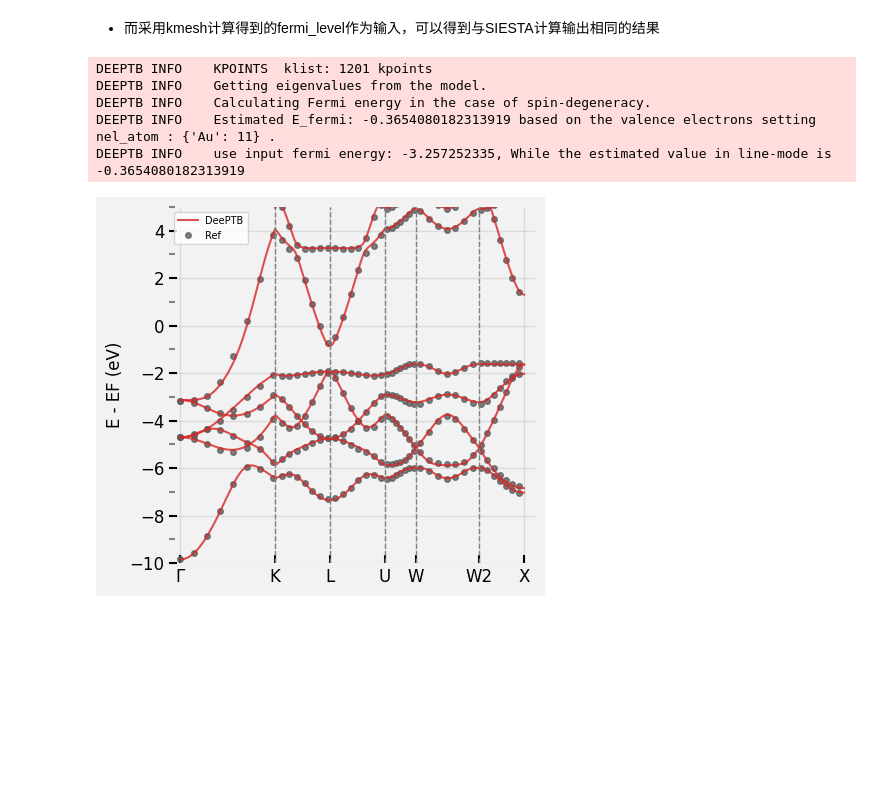
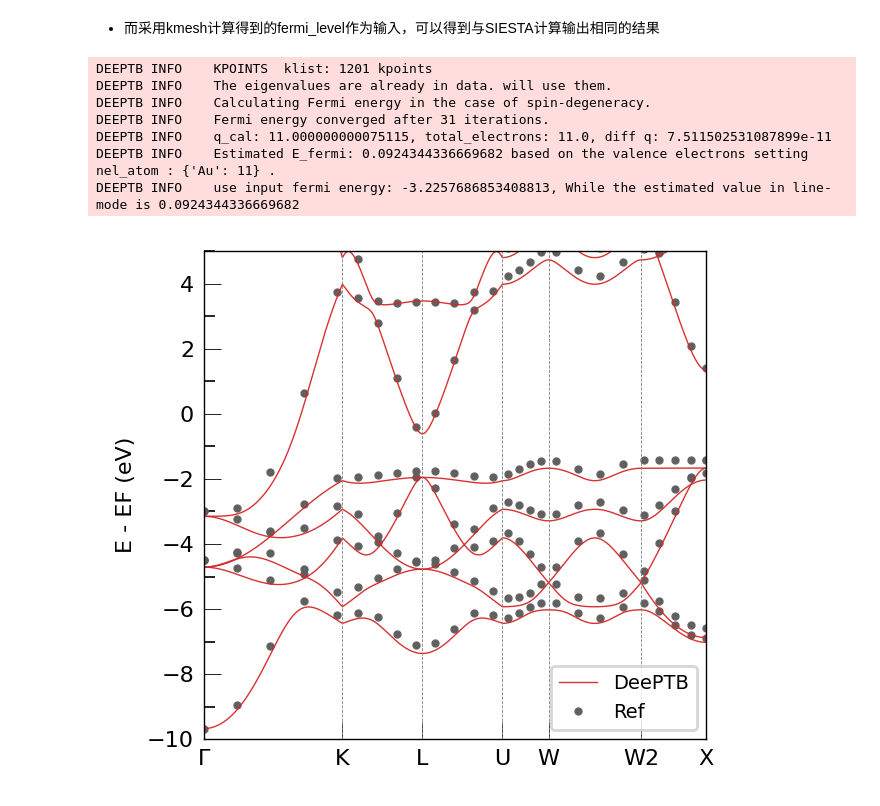
Before and after one commit to deepmodeling/DeePTB, a Jupyter notebook: examples/get_fermi/get_fermi.ipynb, the cells around one changed output. Drawn from its saved outputs; the diff is of its cells as text; code cells hidden in the pictures; blank space fills up the shorter version.

```diff
--- a/examples/get_fermi/get_fermi.ipynb
+++ b/examples/get_fermi/get_fermi.ipynb
@@ -14,9 +14,6 @@ from pathlib import Path
 
 model = build_model(checkpoint="nnsk.best.pth")
 AtomicData_options={
-        "r_max": 5.50,
-        "er_max": 5.0,
-        "oer_max": 2.5,
         "pbc": True
     }
 
@@ -33,8 +30,22 @@ nel_atom = {"Au":11}
 
 elec_cal = ElecStruCal(model=model,
             device='cpu')
-_, efermi =elec_cal.get_fermi_level(data=stru_data,
+
+
+_, efermi_FD =elec_cal.get_fermi_level(data=stru_data,
                 nel_atom = nel_atom,
                meshgrid=[30,30,30],
-               AtomicData_options=AtomicData_options)
+               AtomicData_options=AtomicData_options,
+               smearing_method='FD',
+               temp=300.0)
+
+_, efermi_Gaussian =elec_cal.get_fermi_level(data=stru_data,
+                nel_atom = nel_atom,
+               meshgrid=[30,30,30],
+               AtomicData_options=AtomicData_options,
+               smearing_method='Gaussian',
+               temp=300.0)
+
+print("Fermi level from FD method: ", efermi_FD)
+print("Fermi level from Gaussian method: ", efermi_Gaussian)
 # %% [output]
@@ -254,38 +285,38 @@ task_options = {
                 [0.7500000000,	0.2500000000,	0.5000000000,200],
                 [0.5000000000,	0.0000000000,	0.5000000000,1]],
         "klabels":[r'$\Gamma$', 'K', 'L', 'U','W', 'W2', 'X'],
         "nel_atom":{"Au":11},
-        "E_fermi":-3.257252335,
+        "E_fermi":None,
         "emin":-10,
         "emax":5,
         "ref_band": "./Au_eigenvalues.npy"
     }
+task_options["E_fermi"] = efermi_FD
 AtomicData_options={
-        "r_max": 5.5,
-        "er_max": 5.0,
-        "oer_max": 2.5,
         "pbc": True
     }
 
 results_path = "./band_plot"
 kpath_kwargs = task_options
 stru_data = "PRIMCELL.vasp"
 AtomicData_options = AtomicData_options
 bcal = Band(model=model,
             use_gui=True,
             results_path=results_path,
             device=model.device)
 bcal.get_bands(data=stru_data,
                kpath_kwargs=kpath_kwargs,
                AtomicData_options=AtomicData_options)
 bcal.band_plot(ref_band = kpath_kwargs["ref_band"],
                E_fermi = kpath_kwargs["E_fermi"],
                emin = kpath_kwargs["emin"],
                emax = kpath_kwargs["emax"])
 # %% [output]
 DEEPTB INFO    KPOINTS  klist: 1201 kpoints
-DEEPTB INFO    Getting eigenvalues from the model.
+DEEPTB INFO    The eigenvalues are already in data. will use them.
 DEEPTB INFO    Calculating Fermi energy in the case of spin-degeneracy.
-DEEPTB INFO    Estimated E_fermi: -0.3654080182313919 based on the valence electrons setting nel_atom : {'Au': 11} .
-DEEPTB INFO    use input fermi energy: -3.257252335, While the estimated value in line-mode is -0.3654080182313919
+DEEPTB INFO    Fermi energy converged after 31 iterations.
+DEEPTB INFO    q_cal: 11.000000000075115, total_electrons: 11.0, diff q: 7.511502531087899e-11
+DEEPTB INFO    Estimated E_fermi: 0.0924344336669682 based on the valence electrons setting nel_atom : {'Au': 11} .
+DEEPTB INFO    use input fermi energy: -3.2257686853408813, While the estimated value in line-mode is 0.0924344336669682
-[figure, old version]
+[figure, new version]
```
Also changed, not shown: parts of 5 cells of this notebook, 2 other files.
